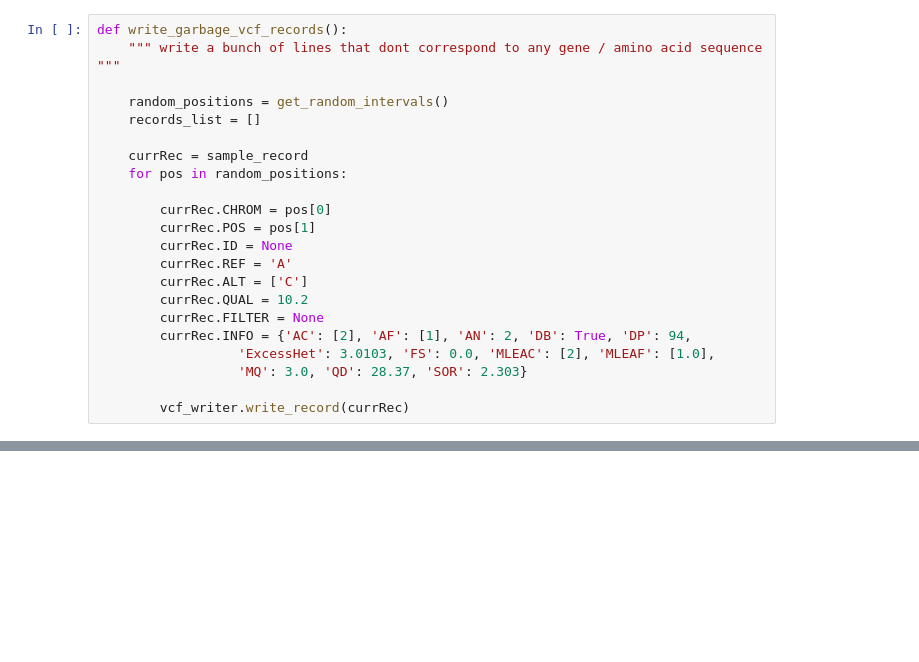
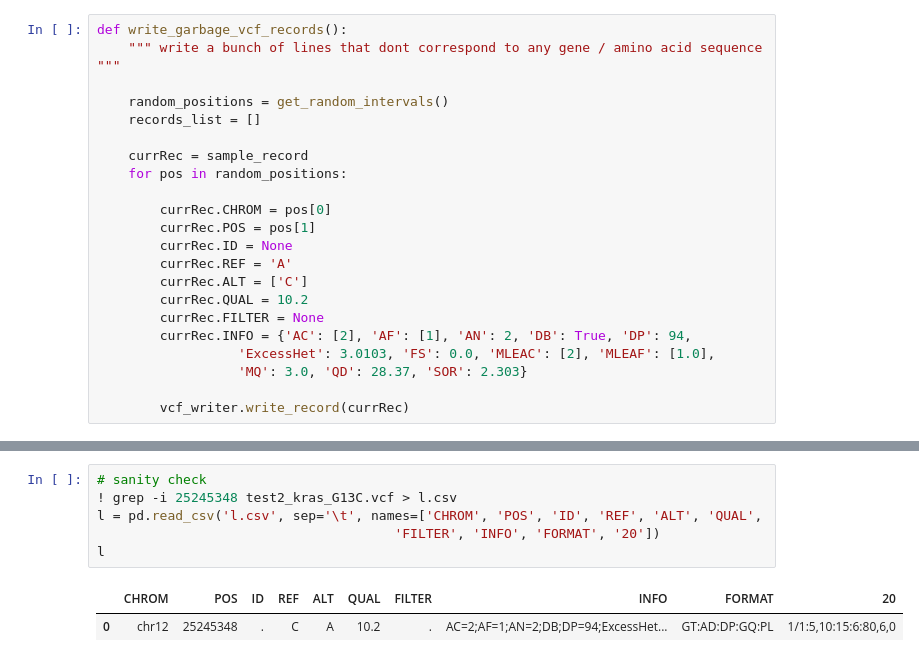
Before and after one commit to czbiohub-sf/cerebra, a Jupyter notebook: py_notebooks/basic_artificial_vcf_writer_with_pyvcf.ipynb, the cells around one changed output, grey strips where cells are left out. Cells and saved outputs as stored; diff of their text form; blank space fills up the shorter version.

```diff
--- a/py_notebooks/basic_artificial_vcf_writer_with_pyvcf.ipynb
+++ b/py_notebooks/basic_artificial_vcf_writer_with_pyvcf.ipynb
@@ -160,0 +225,9 @@ found_record.INFO
+# %%
+# sanity check
+! grep -i 25245348 test2_kras_G13C.vcf > l.csv
+l = pd.read_csv('l.csv', sep='\t', names=['CHROM', 'POS', 'ID', 'REF', 'ALT', 'QUAL',
+                                      'FILTER', 'INFO', 'FORMAT', '20'])
+l
+# %% [output]
+|  | CHROM | POS | ID | REF | ALT | QUAL | FILTER | INFO | FORMAT | 20 |
+| 0 | chr12 | 25245348 | . | C | A | 10.2 | . | AC=2;AF=1;AN=2;DB;DP=94;ExcessHet... | GT:AD:DP:GQ:PL | 1/1:5,10:15:6:80,6,0 |
```
Also changed, not shown: parts of 8 cells of this notebook, 2 other files.
